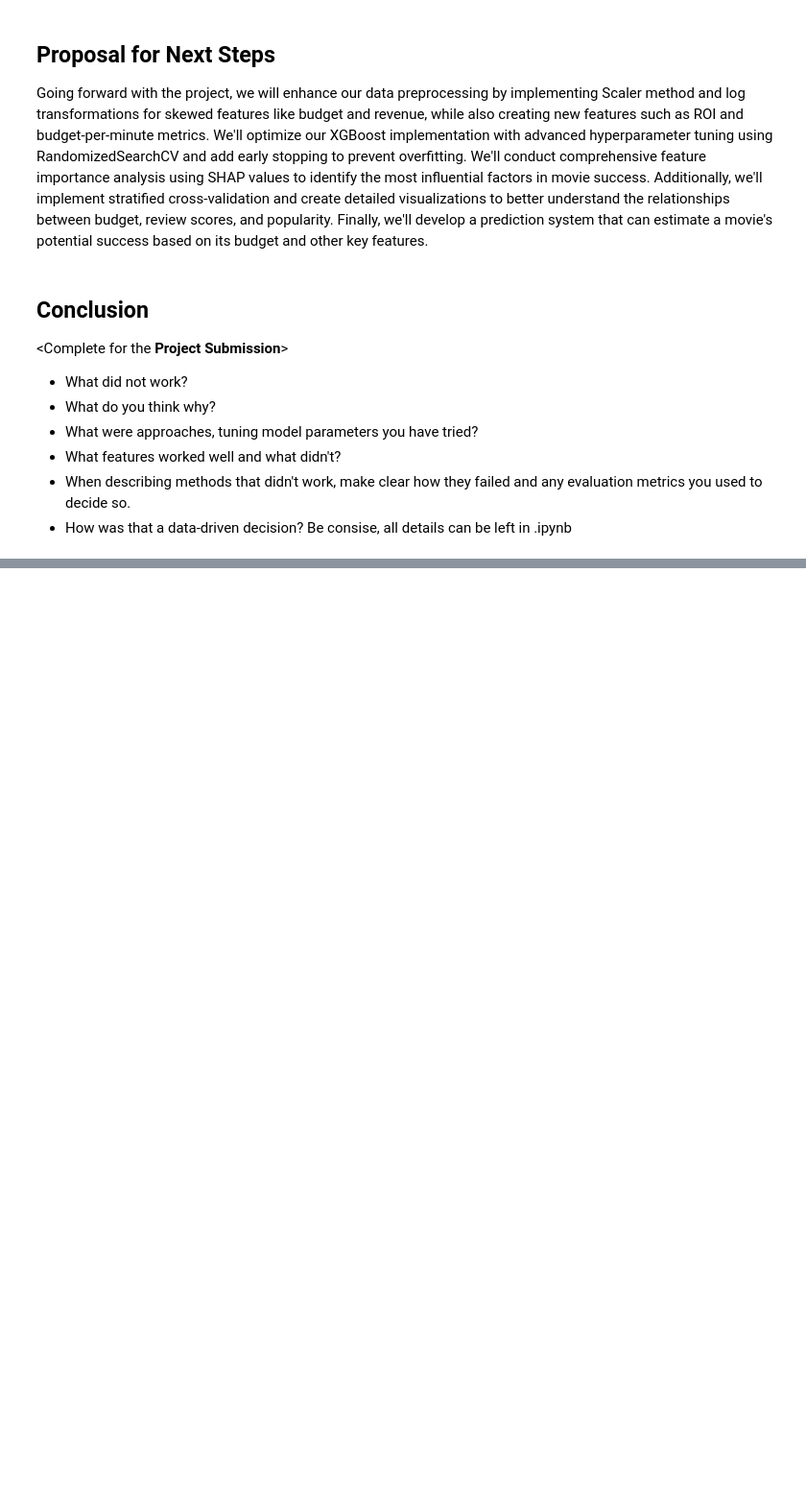
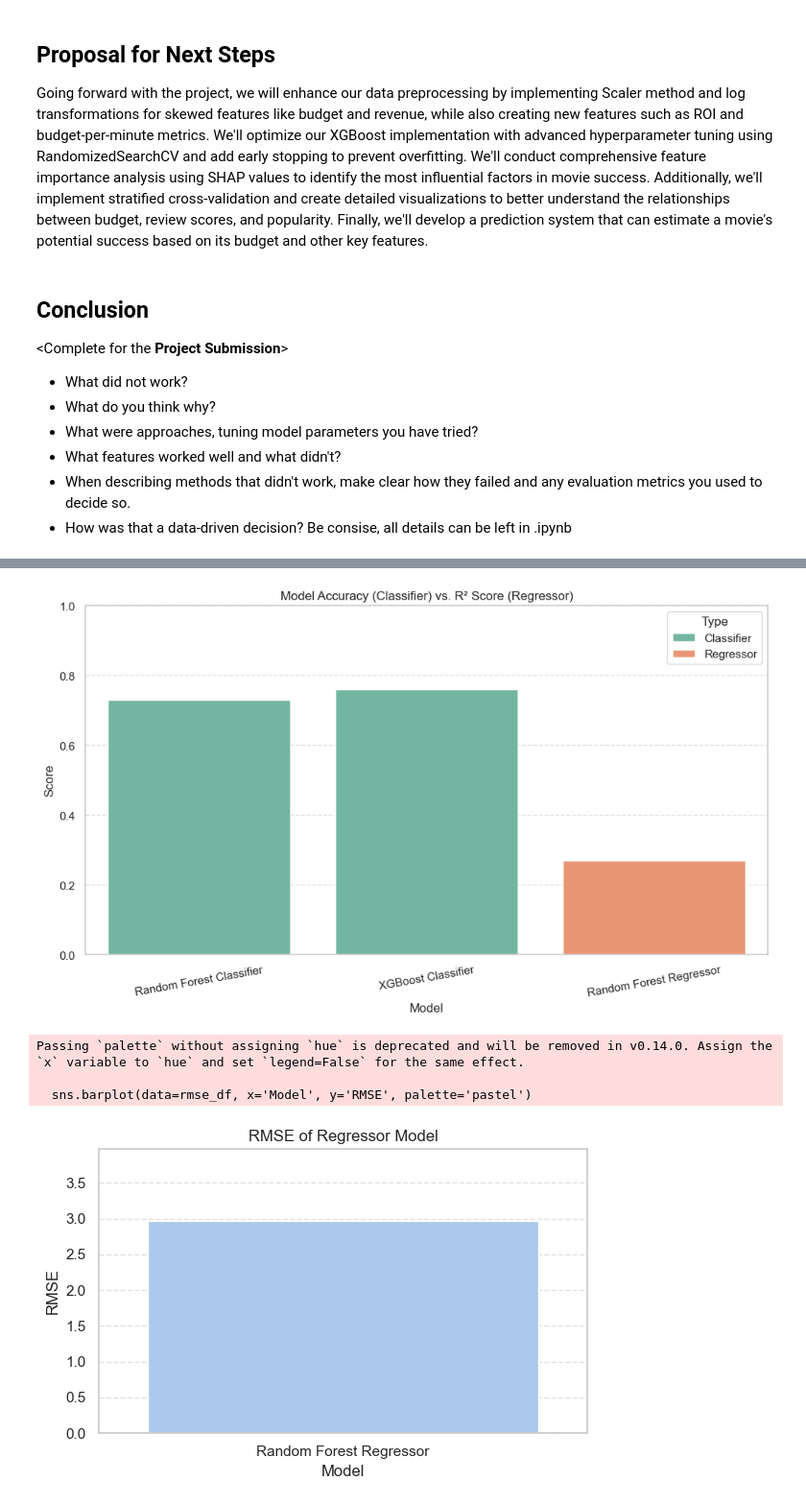
Before and after one commit to MaitlandHuffman/Machine-Learning-Project, a Jupyter notebook: Project.ipynb, the cells around one changed output, grey strips where cells are left out. Shown at 96% size. Cells and saved outputs as stored; diff of their text form; code cells hidden in the pictures; blank space fills up the shorter version.

```diff
--- a/Project.ipynb
+++ b/Project.ipynb
@@ -343,0 +442,71 @@ Going forward with the project, we will enhance our data preprocessing by implem
+# %%
+import pandas as pd
+import matplotlib.pyplot as plt
+import seaborn as sns
+import numpy as np
+
+# Set plot style
+sns.set(style="whitegrid")
+
+# ==== 1. Input Metrics ====
+
+# Classifier Metrics (macro avg or weighted avg used for comparison)
+rf_classifier = {'Model': 'Random Forest Classifier', 'Type': 'Classifier', 'Score': 0.73, 'Precision': 0.70, 'Recall': 0.73, 'F1': 0.70, 'RMSE': None}
+xgb_classifier = {'Model': 'XGBoost Classifier', 'Type': 'Classifier', 'Score': 0.76, 'Precision': 0.75, 'Recall': 0.76, 'F1': 0.72, 'RMSE': None}
+
+# Regressor Metrics
+rf_regressor = {'Model': 'Random Forest Regressor', 'Type': 'Regressor', 'Score': 0.27, 'Precision': None, 'Recall': None, 'F1': None, 'RMSE': 2.97}
+
+# Combine into DataFrame
+model_metrics = pd.DataFrame([rf_classifier, xgb_classifier, rf_regressor])
+
+# ==== 2. Plot Accuracy/R² ====
+
+plt.figure(figsize=(10, 6))
+sns.barplot(data=model_metrics, x='Model', y='Score', hue='Type', palette='Set2')
+plt.title('Model Accuracy (Classifier) vs. R² Score (Regressor)')
+plt.ylabel('Score')
+plt.ylim(0, 1)
+plt.xticks(rotation=10)
+plt.grid(True, axis='y', linestyle='--', alpha=0.6)
+plt.tight_layout()
+plt.show()
+
+# ==== 3. Plot RMSE for Regression Only ====
+
+rmse_df = model_metrics.dropna(subset=['RMSE'])
+
+if not rmse_df.empty:
+    plt.figure(figsize=(6, 4))
+    sns.barplot(data=rmse_df, x='Model', y='RMSE', palette='pastel')
+    plt.title('RMSE of Regressor Model')
+    plt.ylim(0, max(rmse_df['RMSE']) + 1)
+    plt.grid(True, axis='y', linestyle='--', alpha=0.6)
+    plt.tight_layout()
+    plt.show()
+
+# ==== 4. Classifier Precision, Recall, F1 ====
+
+classifiers_only = model_metrics[model_metrics['Type'] == 'Classifier']
+
+# Melt safely using a unique value_name
+melted_metrics = pd.melt(classifiers_only,
+                         id_vars='Model',
+                         value_vars=['Precision', 'Recall', 'F1'],
+                         var_name='Metric',
+                         value_name='Metric_Score')
+
+# Plot classifier metrics
+plt.figure(figsize=(10, 6))
+sns.barplot(data=melted_metrics, x='Model', y='Metric_Score', hue='Metric', palette='muted')
+plt.title('Classifier Performance: Precision, Recall, F1-score')
+plt.ylim(0, 1)
+plt.grid(True, axis='y', linestyle='--', alpha=0.6)
+plt.tight_layout()
+plt.show()
+# %% [output]
+[figure, added]
+Passing `palette` without assigning `hue` is deprecated and will be removed in v0.14.0. Assign the `x` variable to `hue` and set `legend=False` for the same effect.
+
+  sns.barplot(data=rmse_df, x='Model', y='RMSE', palette='pastel')
+[figure, added]
```
Also changed, not shown: parts of 7 cells of this notebook, 4 other files.
